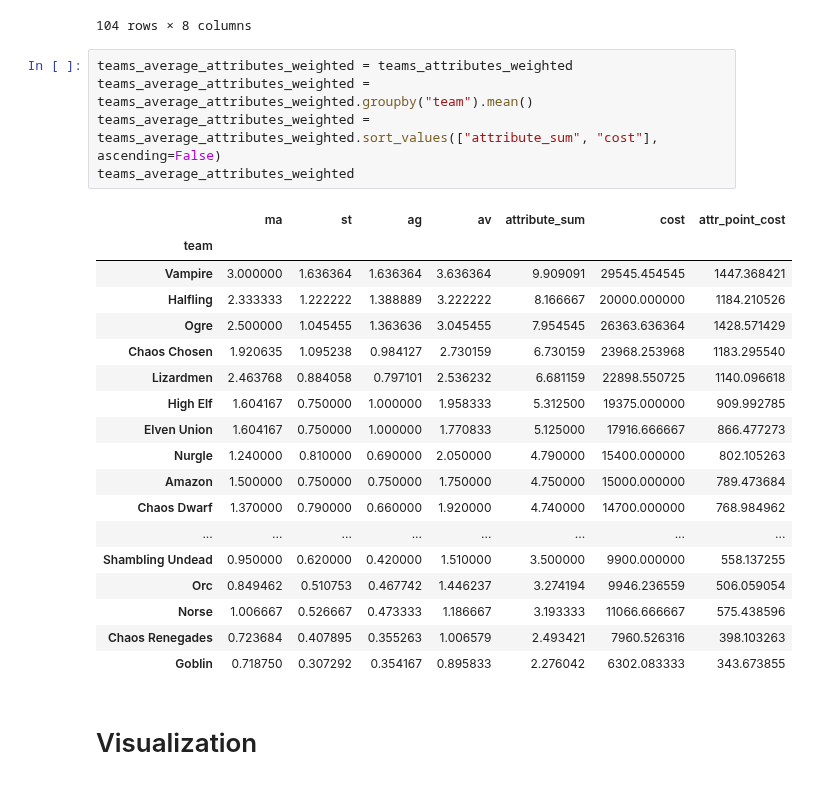
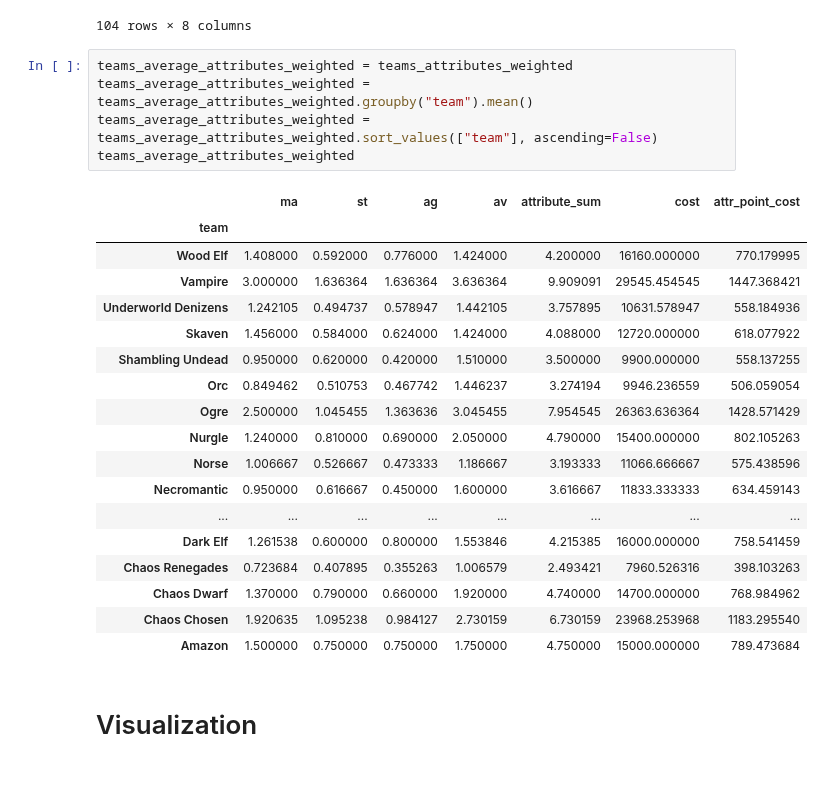
Before and after one commit to Bernardo-MG/jupyter-notebook-example, a Jupyter notebook: boardgame/bloodbowl_team_costs.ipynb, the cells around one changed output. Drawn from its saved outputs; the diff is of its cells as text.

```diff
--- a/boardgame/bloodbowl_team_costs.ipynb
+++ b/boardgame/bloodbowl_team_costs.ipynb
@@ -167,27 +168,27 @@ teams_attributes_weighted
 # %%
 teams_average_attributes_weighted = teams_attributes_weighted
 teams_average_attributes_weighted = teams_average_attributes_weighted.groupby("team").mean()
-teams_average_attributes_weighted = teams_average_attributes_weighted.sort_values(["attribute_sum", "cost"], ascending=False)
+teams_average_attributes_weighted = teams_average_attributes_weighted.sort_values(["team"], ascending=False)
 teams_average_attributes_weighted
 # %% [output]
 |  | ma | st | ag | av | attribute_sum | cost | attr_point_cost |
 | team |  |  |  |  |  |  |  |
+| Wood Elf | 1.408000 | 0.592000 | 0.776000 | 1.424000 | 4.200000 | 16160.000000 | 770.179995 |
 | Vampire | 3.000000 | 1.636364 | 1.636364 | 3.636364 | 9.909091 | 29545.454545 | 1447.368421 |
-| Halfling | 2.333333 | 1.222222 | 1.388889 | 3.222222 | 8.166667 | 20000.000000 | 1184.210526 |
-| Ogre | 2.500000 | 1.045455 | 1.363636 | 3.045455 | 7.954545 | 26363.636364 | 1428.571429 |
-| Chaos Chosen | 1.920635 | 1.095238 | 0.984127 | 2.730159 | 6.730159 | 23968.253968 | 1183.295540 |
-| Lizardmen | 2.463768 | 0.884058 | 0.797101 | 2.536232 | 6.681159 | 22898.550725 | 1140.096618 |
-| High Elf | 1.604167 | 0.750000 | 1.000000 | 1.958333 | 5.312500 | 19375.000000 | 909.992785 |
-| Elven Union | 1.604167 | 0.750000 | 1.000000 | 1.770833 | 5.125000 | 17916.666667 | 866.477273 |
-| Nurgle | 1.240000 | 0.810000 | 0.690000 | 2.050000 | 4.790000 | 15400.000000 | 802.105263 |
-| Amazon | 1.500000 | 0.750000 | 0.750000 | 1.750000 | 4.750000 | 15000.000000 | 789.473684 |
-| Chaos Dwarf | 1.370000 | 0.790000 | 0.660000 | 1.920000 | 4.740000 | 14700.000000 | 768.984962 |
-| ... | ... | ... | ... | ... | ... | ... | ... |
+| Underworld Denizens | 1.242105 | 0.494737 | 0.578947 | 1.442105 | 3.757895 | 10631.578947 | 558.184936 |
+| Skaven | 1.456000 | 0.584000 | 0.624000 | 1.424000 | 4.088000 | 12720.000000 | 618.077922 |
 | Shambling Undead | 0.950000 | 0.620000 | 0.420000 | 1.510000 | 3.500000 | 9900.000000 | 558.137255 |
 | Orc | 0.849462 | 0.510753 | 0.467742 | 1.446237 | 3.274194 | 9946.236559 | 506.059054 |
+| Ogre | 2.500000 | 1.045455 | 1.363636 | 3.045455 | 7.954545 | 26363.636364 | 1428.571429 |
+| Nurgle | 1.240000 | 0.810000 | 0.690000 | 2.050000 | 4.790000 | 15400.000000 | 802.105263 |
 | Norse | 1.006667 | 0.526667 | 0.473333 | 1.186667 | 3.193333 | 11066.666667 | 575.438596 |
+| Necromantic | 0.950000 | 0.616667 | 0.450000 | 1.600000 | 3.616667 | 11833.333333 | 634.459143 |
+| ... | ... | ... | ... | ... | ... | ... | ... |
+| Dark Elf | 1.261538 | 0.600000 | 0.800000 | 1.553846 | 4.215385 | 16000.000000 | 758.541459 |
 | Chaos Renegades | 0.723684 | 0.407895 | 0.355263 | 1.006579 | 2.493421 | 7960.526316 | 398.103263 |
-| Goblin | 0.718750 | 0.307292 | 0.354167 | 0.895833 | 2.276042 | 6302.083333 | 343.673855 |
+| Chaos Dwarf | 1.370000 | 0.790000 | 0.660000 | 1.920000 | 4.740000 | 14700.000000 | 768.984962 |
+| Chaos Chosen | 1.920635 | 1.095238 | 0.984127 | 2.730159 | 6.730159 | 23968.253968 | 1183.295540 |
+| Amazon | 1.500000 | 0.750000 | 0.750000 | 1.750000 | 4.750000 | 15000.000000 | 789.473684 |
 # %% [markdown]
 # Visualization
 # %%
```
Also changed, not shown: parts of 3 cells of this notebook.
